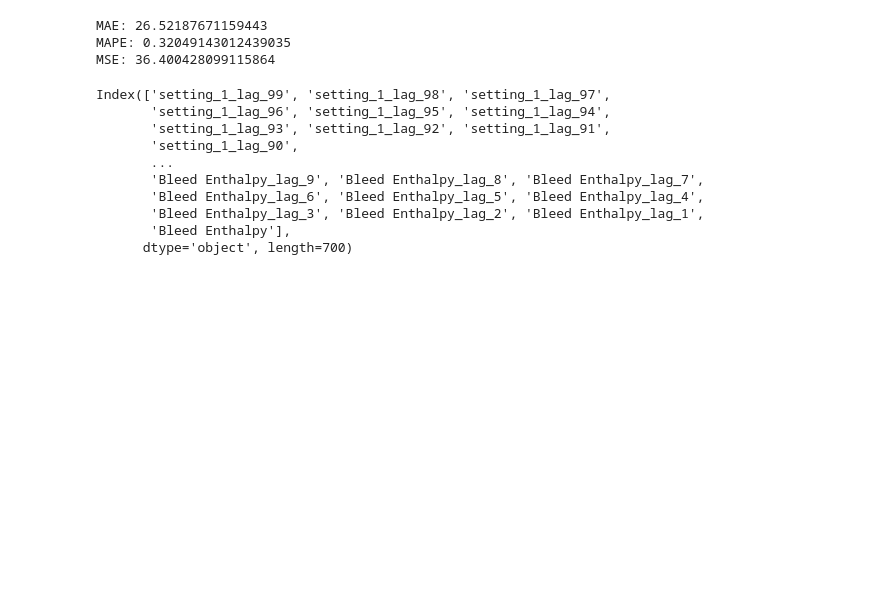
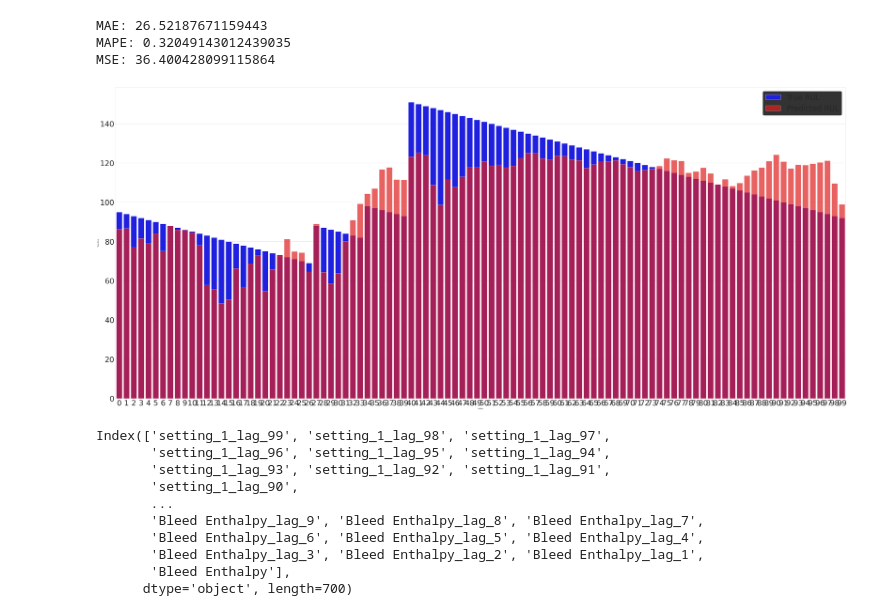
Before and after one commit to myakonkikh/otus-ml-project, a Jupyter notebook: engine_remaining_useful_life.ipynb, the cells around one changed output. Drawn from its saved outputs; the diff is of its cells as text; code cells hidden in the pictures; blank space fills up the shorter version.

```diff
--- a/engine_remaining_useful_life.ipynb
+++ b/engine_remaining_useful_life.ipynb
@@ -372,6 +405,10 @@ error(y_test, boosting_pred)
 MAE: 26.52187671159443
 MAPE: 0.32049143012439035
 MSE: 36.400428099115864
+# %%
+plot(y_test[:100], boosting_pred[:100])
+# %% [output]
+[figure, added]
 # %%
 FRAME_COLUMNS = train_data.drop(drop_for_X, axis=1).columns
 FRAME_COLUMNS
```
Also changed, not shown: parts of 37 cells of this notebook.
